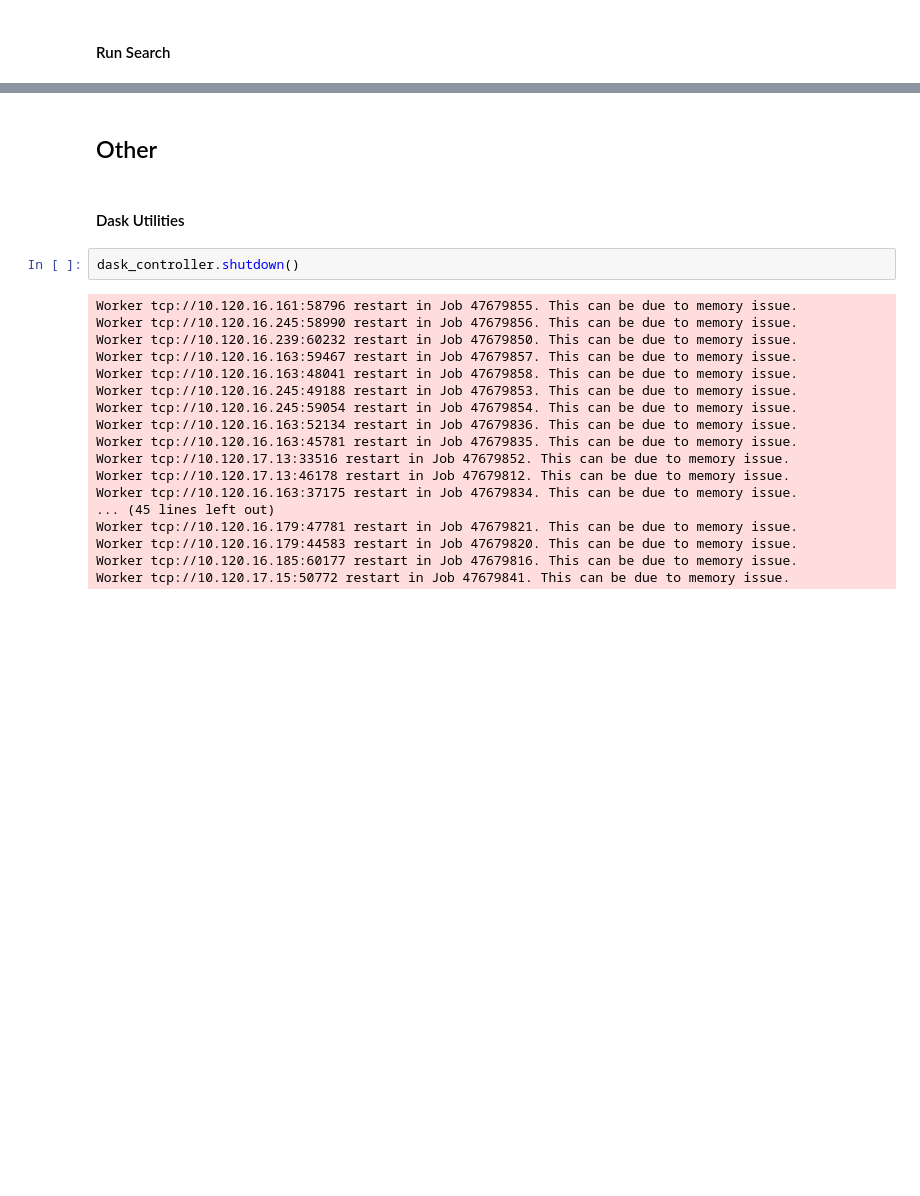
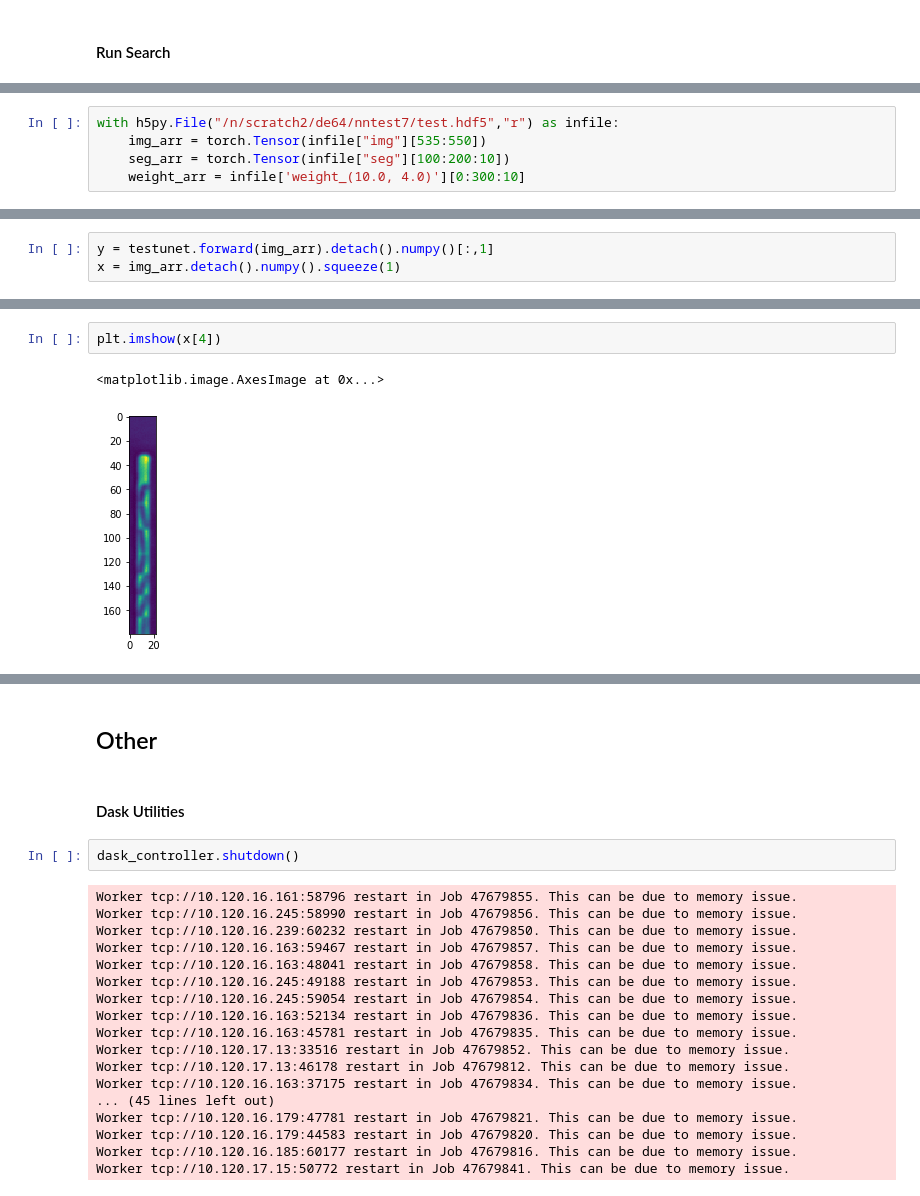
Before and after one commit to paulssonlab/TrenchRipper, a Jupyter notebook: Master.ipynb, the cells around one changed output, grey strips where cells are left out. Drawn from its saved outputs; the diff is of its cells as text; blank space fills up the shorter version.

```diff
--- a/Master.ipynb
+++ b/Master.ipynb
@@ -632,0 +826,5 @@ grid.run_grid_search()
+# %%
+with h5py.File("/n/scratch2/de64/nntest7/test.hdf5","r") as infile:
+    img_arr = torch.Tensor(infile["img"][535:550])
+    seg_arr = torch.Tensor(infile["seg"][100:200:10])
+    weight_arr = infile['weight_(10.0, 4.0)'][0:300:10]
@@ -632,0 +837,3 @@ grid.run_grid_search()
+# %%
+y = testunet.forward(img_arr).detach().numpy()[:,1]
+x = img_arr.detach().numpy().squeeze(1)
@@ -632,0 +844,5 @@ grid.run_grid_search()
+# %%
+plt.imshow(x[4])
+# %% [output]
+<matplotlib.image.AxesImage at 0x...>
+[figure, added]
```
Also changed, not shown: parts of 71 cells of this notebook, 8 other files.
